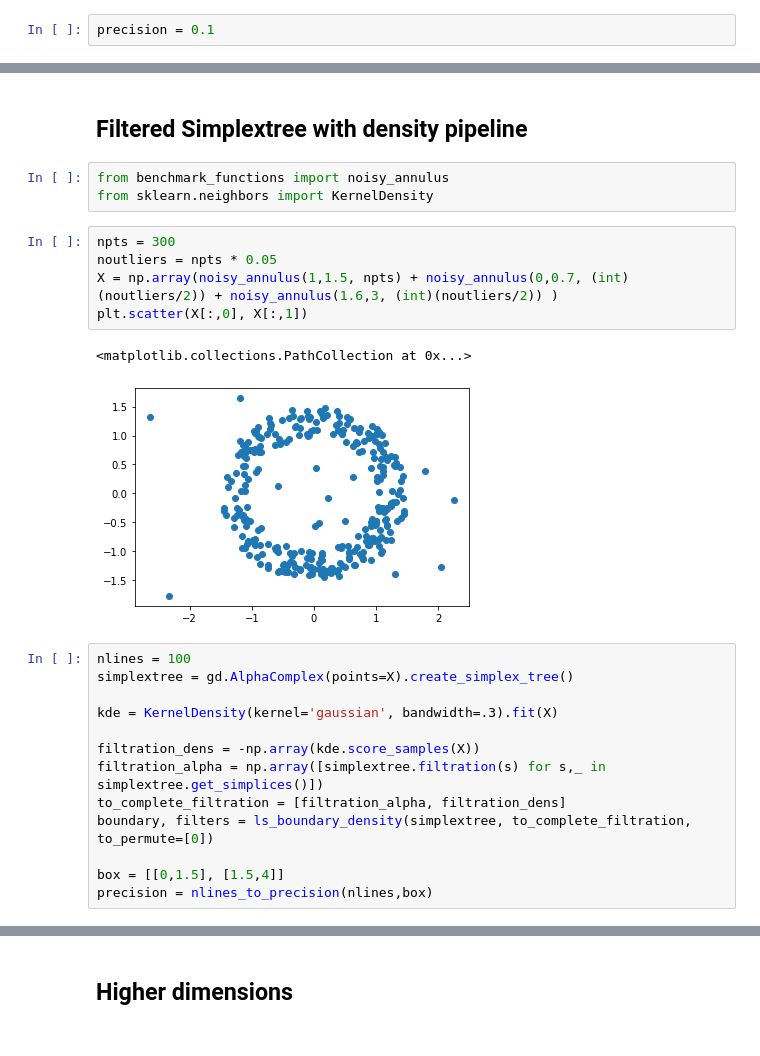
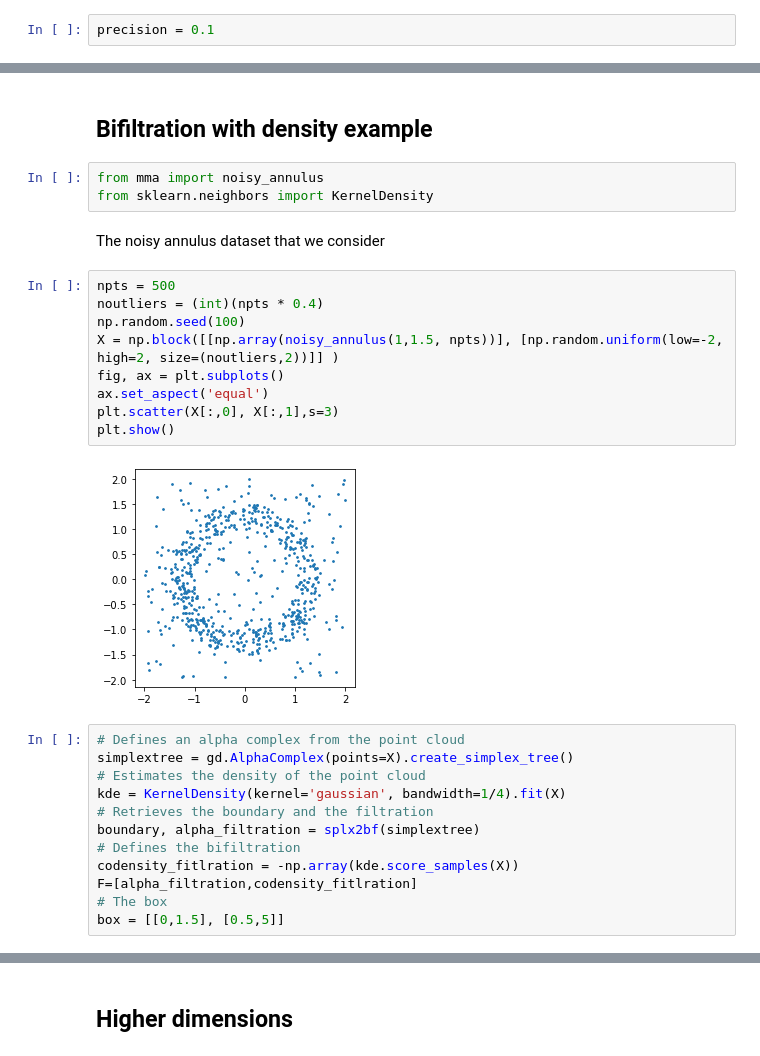
Before and after one commit to DavidLapous/multipers, a Jupyter notebook: How to use custom vineyards.ipynb, the cells around one changed output, grey strips where cells are left out. Cells and saved outputs as stored; diff of their text form.

```diff
--- a/How to use custom vineyards.ipynb
+++ b/How to use custom vineyards.ipynb
@@ -223,26 +108,30 @@ plot_approx_2d(simplextree, filters, 0.1, box=[[0,0],[2,2]],dimension=0, return_
 # %% [markdown]
-## Filtered Simplextree with density pipeline
+## Bifiltration with density example
 # %%
-from benchmark_functions import noisy_annulus
+from mma import noisy_annulus
 from sklearn.neighbors import KernelDensity
+# %% [markdown]
+The noisy annulus dataset that we consider
 # %%
-npts = 300
-noutliers = npts * 0.05
-X = np.array(noisy_annulus(1,1.5, npts) + noisy_annulus(0,0.7, (int)(noutliers/2)) + noisy_annulus(1.6,3, (int)(noutliers/2)) )
-plt.scatter(X[:,0], X[:,1])
+npts = 500
+noutliers = (int)(npts * 0.4)
+np.random.seed(100)
+X = np.block([[np.array(noisy_annulus(1,1.5, npts))], [np.random.uniform(low=-2, high=2, size=(noutliers,2))]] )
+fig, ax = plt.subplots()
+ax.set_aspect('equal')
+plt.scatter(X[:,0], X[:,1],s=3)
+plt.show()
 # %% [output]
-<matplotlib.collections.PathCollection at 0x...>
-[figure, old version]
+[figure, new version]
 # %%
-nlines = 100
+# Defines an alpha complex from the point cloud
 simplextree = gd.AlphaComplex(points=X).create_simplex_tree()
-
-kde = KernelDensity(kernel='gaussian', bandwidth=.3).fit(X)
-
-filtration_dens = -np.array(kde.score_samples(X))
-filtration_alpha = np.array([simplextree.filtration(s) for s,_ in simplextree.get_simplices()])
-to_complete_filtration = [filtration_alpha, filtration_dens]
-boundary, filters = ls_boundary_density(simplextree, to_complete_filtration, to_permute=[0])
-
-box = [[0,1.5], [1.5,4]]
-precision = nlines_to_precision(nlines,box)
+# Estimates the density of the point cloud
+kde = KernelDensity(kernel='gaussian', bandwidth=1/4).fit(X)
+# Retrieves the boundary and the filtration
+boundary, alpha_filtration = splx2bf(simplextree)
+# Defines the bifiltration
+codensity_fitlration = -np.array(kde.score_samples(X))
+F=[alpha_filtration,codensity_fitlration]
+# The box
+box = [[0,1.5], [0.5,5]]
```
Also changed, not shown: parts of 52 cells of this notebook, 2 other files.
